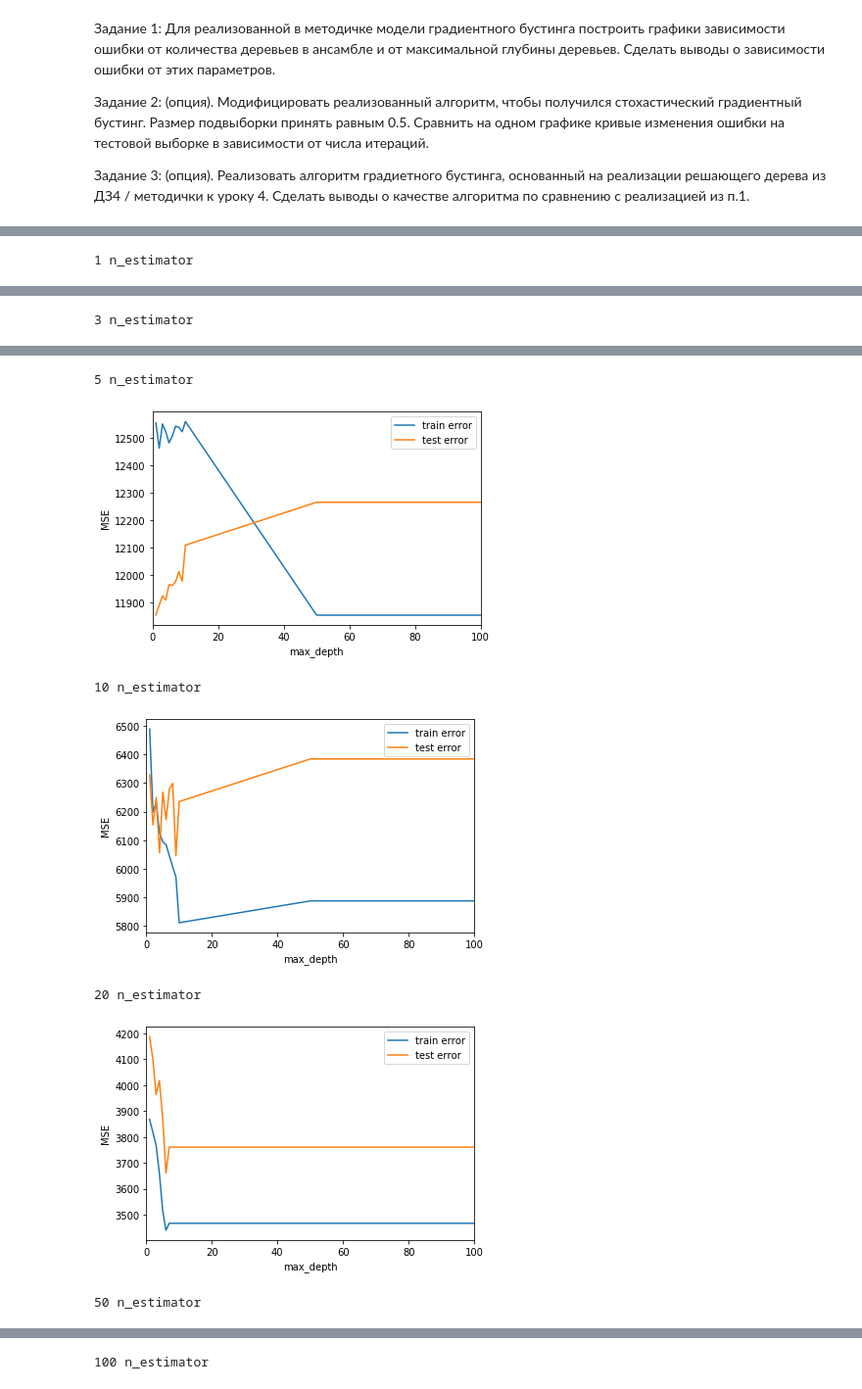
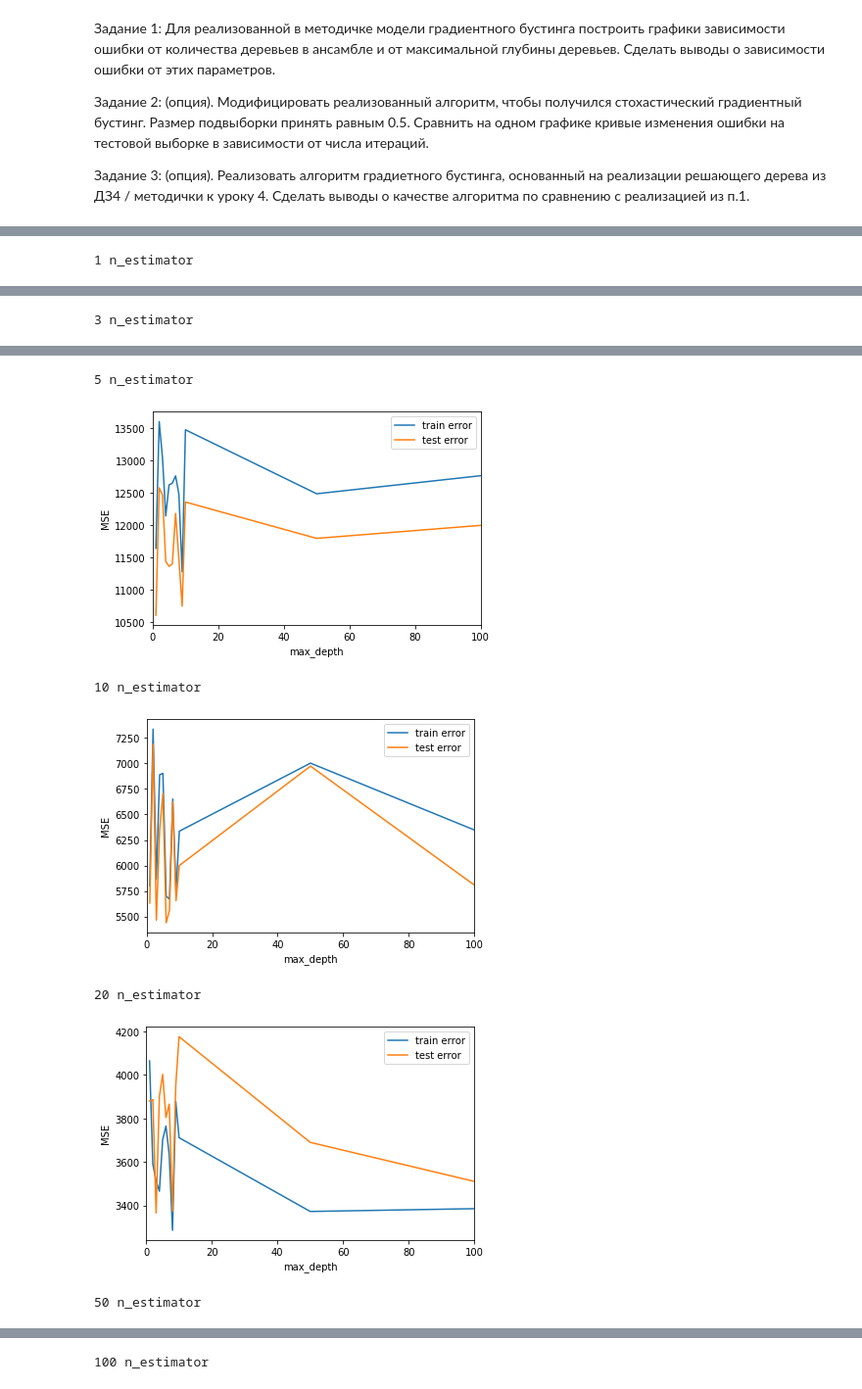
Before and after one commit to kokorozaci/Data_analysis_algorithms, a Jupyter notebook: Dz_06/dz_06.ipynb, the cells around one changed output, grey strips where cells are left out. Shown at 98% size. Drawn from its saved outputs; the diff is of its cells as text; code cells hidden in the pictures.

```diff
--- a/Dz_06/dz_06.ipynb
+++ b/Dz_06/dz_06.ipynb
@@ -208,9 +208,13 @@ class GradientBoostingRegressor:
                  n_estimators: int = 10,
                  min_samples_split: int = 2,
                  min_samples_leaf: int = 2,
+                 batch_size: int = 32,
+                 random_state: int = None,
                  max_depth: int = 3) -> None:
         self.learning_rate = learning_rate
         self.n_estimators = n_estimators
+        self.batch_size = batch_size
+        np.random.seed(random_state)
         self.max_depth = max_depth
         self.min_samples_leaf = min_samples_leaf
         self.min_samples_split = min_samples_split
@@ -242,12 +246,13 @@ class GradientBoostingRegressor:
         # Будем записывать ошибки на обучающей и тестовой выборке на каждой итерации в список
         self.train_errors = []
         self.test_errors = []
-        batch_size = y_train.shape[0]//self.n_estimators
+        n_samples = y_train.shape[0]//self.batch_size
 
-        # if y_train.shape[0] % self.n_estimators:
-        #     batch_size += 1
+        if y_train.shape[0] % self.n_estimators:
+            n_samples += 1
 
-
+        indexes = np.arange(y_train.shape[0])
+        oob_index = set(indexes)
         for i in range(self.n_estimators):
             tree = DecisionTreeRegressor(max_depth=self.max_depth,
                                          min_samples_leaf=self.min_samples_leaf,
@@ -255,12 +260,14 @@ class GradientBoostingRegressor:
 
             # инициализируем бустинг начальным алгоритмом, возвращающим ноль,
             # поэтому первый алгоритм просто обучаем на выборке и добавляем в список
-            if i == self.n_estimators:
-                x_batch = X_train[i * batch_size:]
-                y_batch = y_train[i * batch_size:]
-            else:
-                x_batch = X_train[i*batch_size:(i+1)*batch_size]
-                y_batch = y_train[i*batch_size:(i+1)*batch_size]
+
+            np.random.shuffle(indexes)
+            x_batch = X_train[indexes[:n_samples]]
+            y_batch = y_train[indexes[:n_samples]]
+
+            if len(oob_index) > n_samples//2:
+                oob_index -= set(indexes[:n_samples])
+
             if not self._trees:
                 # обучаем первое дерево на обучающей выборке
                 tree.fit(x_batch, y_batch)
@@ -269,17 +276,19 @@ class GradientBoostingRegressor:
                 self.test_errors.append(self.mean_squared_error(y_test, self.predict(X_test)))
             else:
                 # Получим ответы на текущей композиции
+
                 target = self.predict(x_batch)
 
                 # алгоритмы начиная со второго обучаем на сдвиг
                 tree.fit(x_batch, self.bias(y_batch, target))
 
                 self.train_errors.append(self.mean_squared_error(y_train, self.predict(X_train)))
-                self.test_errors.append(self.mean_squared_error(y_test, self.predict(X_test)))
+                self.test_errors.append(self.mean_squared_error(y_train[list(oob_index)], self.predict(X_train[list(oob_index)])))
 
             self._trees.append(tree)
 
         return self
+
 
     def evaluate(self, X_train, X_test, y_train, y_test):
         train_prediction = self.predict(X_train)
@@ -301,9 +310,9 @@ class GradientBoostingRegressor:
         plt.legend(loc='upper right')
         plt.show()
 # %%
-tree = GradientBoostingRegressor(learning_rate=0.1,
-                                 n_estimators=20,
-                                 max_depth=5,
+tree = GradientBoostingRegressor(learning_rate=0.01,
+                                 n_estimators=50,
+                                 max_depth=3,
                                  min_samples_leaf=2,
                                  min_samples_split=2)
 tree.fit(X, X_test, y, y_test)
@@ -328,7 +337,7 @@ for n in n_estimators:
                                      n_estimators=n,
                                      max_depth=depth,
                                      min_samples_leaf=2,
-                                     min_samples_split=2).fit(X_train, X_test, y_train, y_test)
+                                     min_samples_split=2).fit(X, X_test, y, y_test)
         error_list_max_depth_train.append(tree.mean_squared_error(y_train, tree.predict(X_train)))
         error_list_max_depth_test.append(tree.mean_squared_error(y_test, tree.predict(X_test)))
     print(n, 'n_estimator')
@@ -347,7 +356,7 @@ for n in n_estimators:
 5 n_estimator
-[figure, old version]
+[figure, new version]
 10 n_estimator
-[figure, old version]
+[figure, new version]
 20 n_estimator
-[figure, old version]
+[figure, new version]
 50 n_estimator
```
Also changed, not shown: parts of 5 cells of this notebook, 1 other file.
